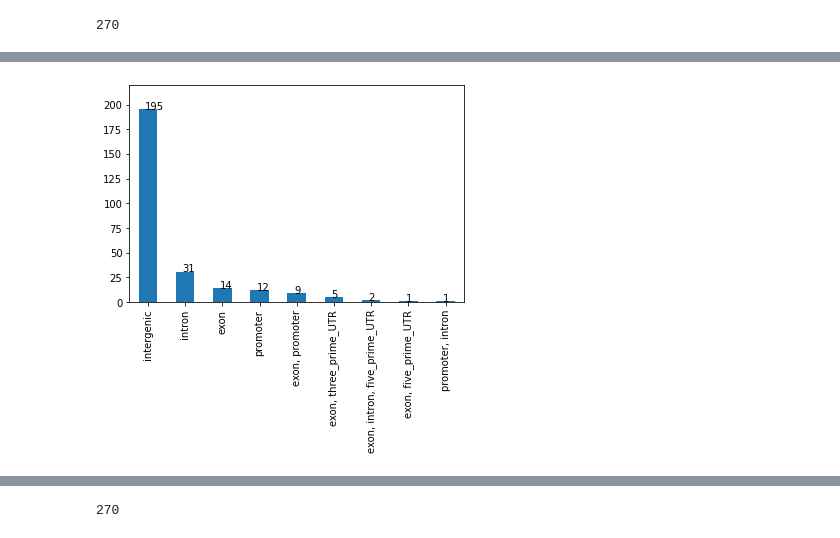
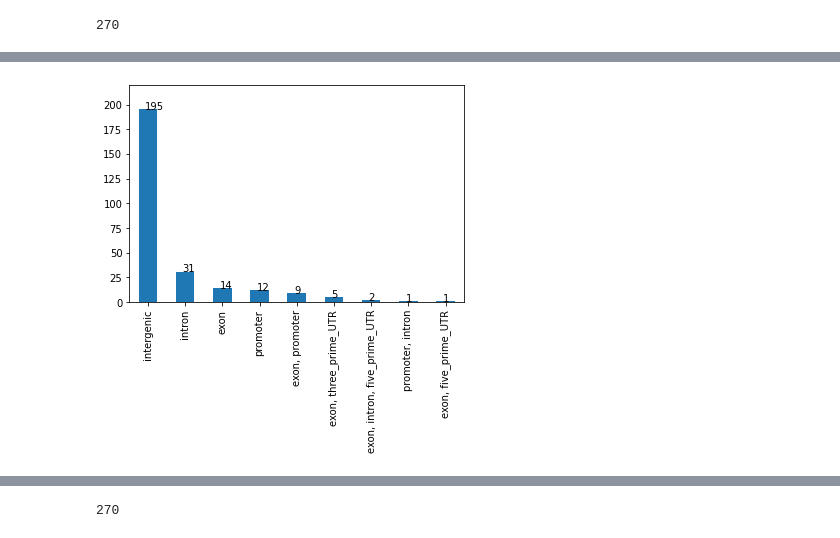
Before and after one commit to juancresc/mirna_mite, a Jupyter notebook: 2_analysis/1_analysis.ipynb, the cells around one changed output, grey strips where cells are left out. Cells and saved outputs as stored; diff of their text form; code cells hidden in the pictures.

```diff
--- a/2_analysis/1_analysis.ipynb
+++ b/2_analysis/1_analysis.ipynb
@@ -176,6 +176,6 @@ df.MIRNA.value_counts().plot(kind='bar')
 # %%
 df_ = df
 # %%
-df = df_[df_.MIRNA == 'N15']
+df = df[df.MIRNA == 'Y']
 print('Only miRNAs:',len(df.index))
 # %% [output]
@@ -809,20 +846,20 @@ Name: annotation, dtype: int64
 # %%
 from matplotlib.ticker import MaxNLocator
 from matplotlib import pyplot
-ax = df.annotation.value_counts().plot(kind='bar')
+ax = df[df.MITE.notnull()].annotation.value_counts().plot(kind='bar')
 x_offset = -0.07
 y_offset = 0.15
 ax.set_ylim(0,220)
 ax.yaxis.set_major_locator(MaxNLocator(integer=True))
 
 for p in ax.patches:
     b = p.get_bbox()
     val = int(b.y1)
     ax.annotate(val, ((b.x0 + b.x1)/2 + x_offset, b.y1 + y_offset))
 ax
 pyplot.savefig('../data/res/mirna_mite.png',transparent=True, bbox_inches='tight', pad_inches=0)
 # %% [output]
-[figure, old version]
+[figure, new version]
 # %%
 from matplotlib.ticker import MaxNLocator
 from matplotlib import pyplot
```
Also changed, not shown: parts of 36 cells of this notebook, 7 other files.
